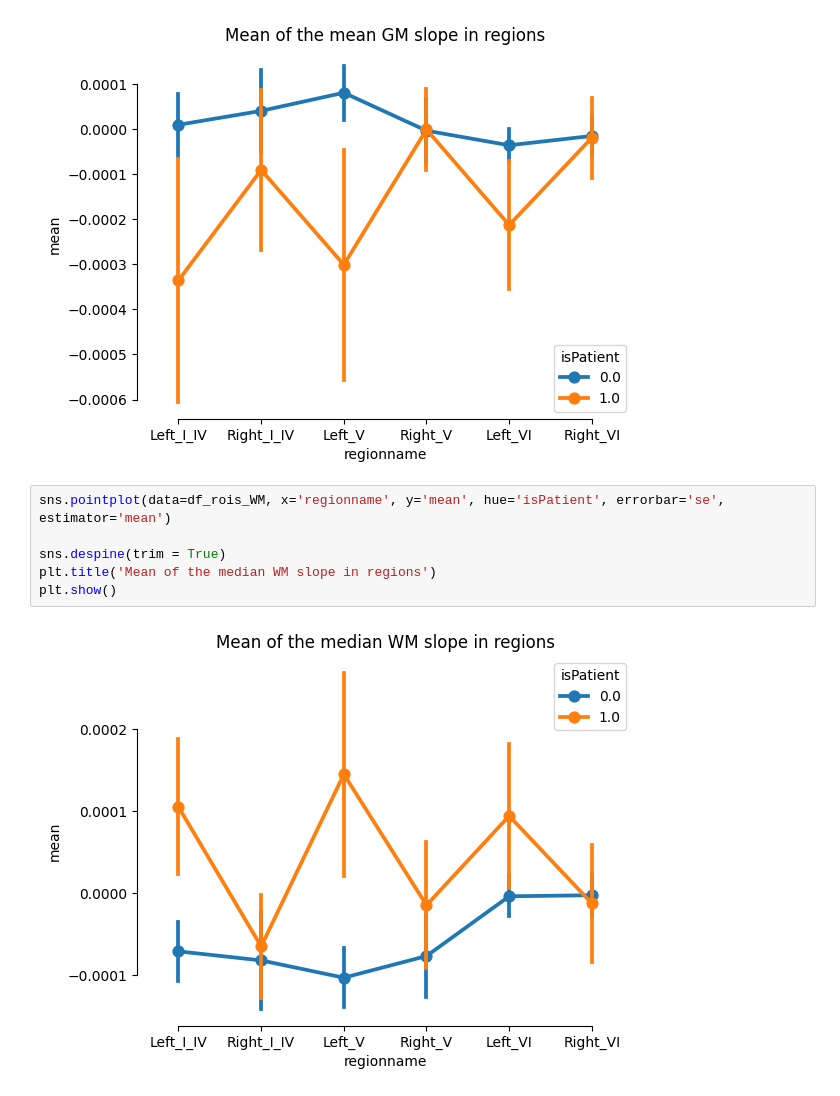
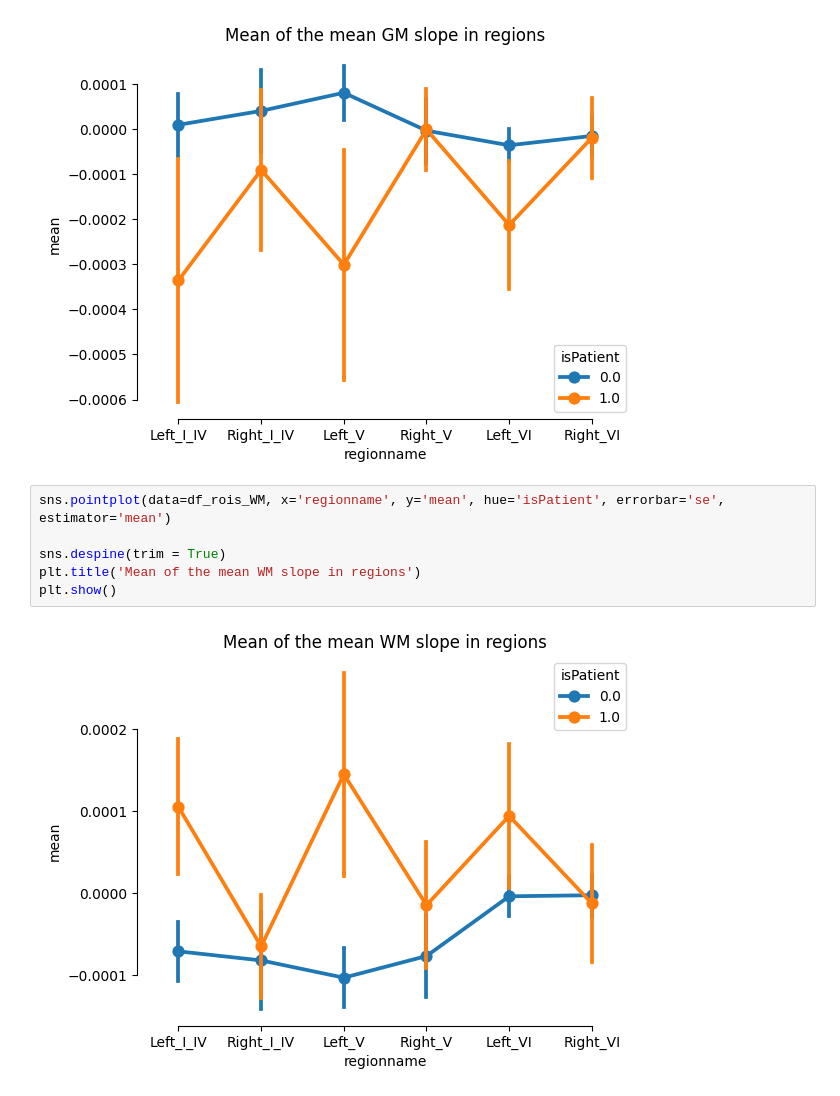
Before and after one commit to medhakp/smarts_cerebellum, a Jupyter notebook: data_analysis/MNISym_coreg_slope_analysis.ipynb, the cells around one changed output. Saved outputs shown, nothing was run; the diff lists cells and outputs as text.

```diff
--- a/data_analysis/MNISym_coreg_slope_analysis.ipynb
+++ b/data_analysis/MNISym_coreg_slope_analysis.ipynb
@@ -26,11 +26,11 @@ plt.show()
 # %%
 sns.pointplot(data=df_rois_WM, x='regionname', y='mean', hue='isPatient', errorbar='se', estimator='mean')
 
 sns.despine(trim = True)
-plt.title('Mean of the median WM slope in regions')
+plt.title('Mean of the mean WM slope in regions')
 plt.show()
 # %% [output]
-[figure, old version]
+[figure, new version]
 # %%
 sns.pointplot(data=df_rois_CSF, x='regionname', y='mean', hue='isPatient', errorbar='se', estimator='mean')
 
```
Also changed, not shown: parts of 2 cells of this notebook, 4 other files.
